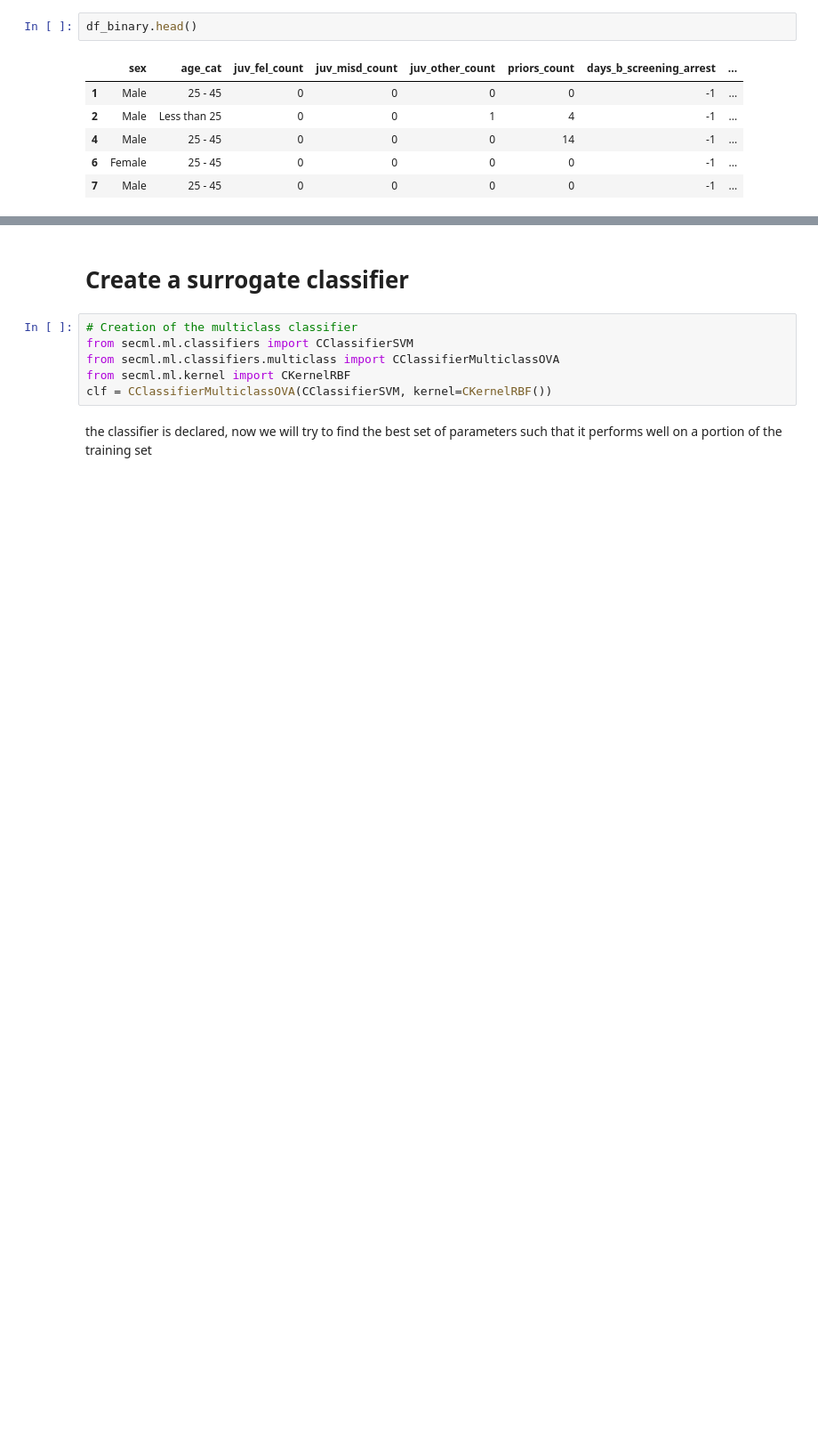
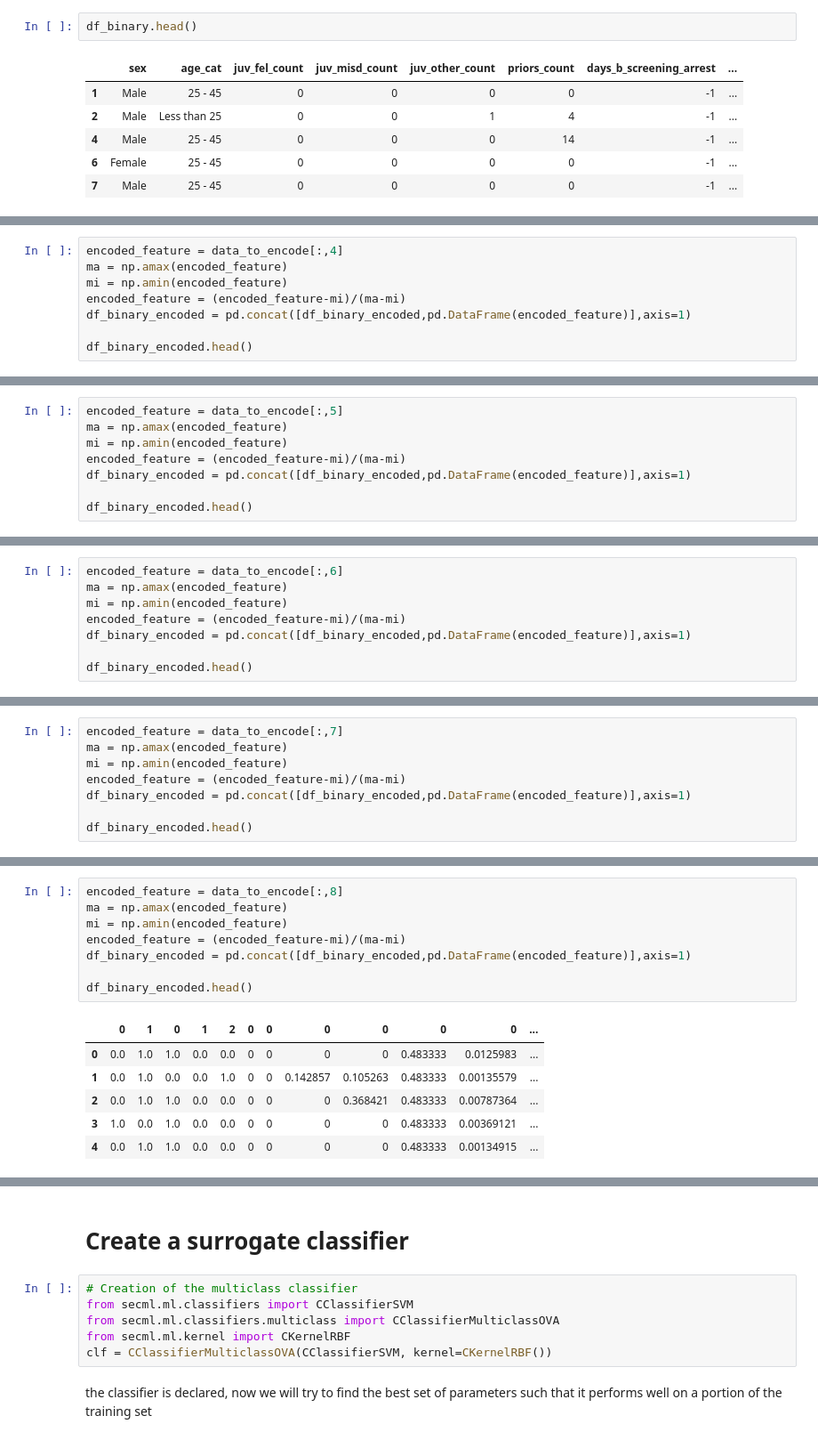
Before and after one commit to iPieter/ethical-adversaries, a Jupyter notebook: scripts/test_secML_attack_and_evaluate_impact_on_Keras_model.ipynb, the cells around one changed output, grey strips where cells are left out. Shown at 89% size. Cells and saved outputs as stored; diff of their text form; blank space fills up the shorter version.

```diff
--- a/scripts/test_secML_attack_and_evaluate_impact_on_Keras_model.ipynb
+++ b/scripts/test_secML_attack_and_evaluate_impact_on_Keras_model.ipynb
@@ -63,0 +134,8 @@ ts_set_secML = CDataset(X_test,Y_test)
+# %%
+encoded_feature = data_to_encode[:,4]
+ma = np.amax(encoded_feature)
+mi = np.amin(encoded_feature)
+encoded_feature = (encoded_feature-mi)/(ma-mi)
+df_binary_encoded = pd.concat([df_binary_encoded,pd.DataFrame(encoded_feature)],axis=1)
+
+df_binary_encoded.head()
@@ -63,0 +149,8 @@ ts_set_secML = CDataset(X_test,Y_test)
+# %%
+encoded_feature = data_to_encode[:,5]
+ma = np.amax(encoded_feature)
+mi = np.amin(encoded_feature)
+encoded_feature = (encoded_feature-mi)/(ma-mi)
+df_binary_encoded = pd.concat([df_binary_encoded,pd.DataFrame(encoded_feature)],axis=1)
+
+df_binary_encoded.head()
@@ -63,0 +164,8 @@ ts_set_secML = CDataset(X_test,Y_test)
+# %%
+encoded_feature = data_to_encode[:,6]
+ma = np.amax(encoded_feature)
+mi = np.amin(encoded_feature)
+encoded_feature = (encoded_feature-mi)/(ma-mi)
+df_binary_encoded = pd.concat([df_binary_encoded,pd.DataFrame(encoded_feature)],axis=1)
+
+df_binary_encoded.head()
@@ -63,0 +179,8 @@ ts_set_secML = CDataset(X_test,Y_test)
+# %%
+encoded_feature = data_to_encode[:,7]
+ma = np.amax(encoded_feature)
+mi = np.amin(encoded_feature)
+encoded_feature = (encoded_feature-mi)/(ma-mi)
+df_binary_encoded = pd.concat([df_binary_encoded,pd.DataFrame(encoded_feature)],axis=1)
+
+df_binary_encoded.head()
@@ -63,0 +194,15 @@ ts_set_secML = CDataset(X_test,Y_test)
+# %%
+encoded_feature = data_to_encode[:,8]
+ma = np.amax(encoded_feature)
+mi = np.amin(encoded_feature)
+encoded_feature = (encoded_feature-mi)/(ma-mi)
+df_binary_encoded = pd.concat([df_binary_encoded,pd.DataFrame(encoded_feature)],axis=1)
+
+df_binary_encoded.head()
+# %% [output]
+|  | 0 | 1 | 0 | 1 | 2 | 0 | 0 | 0 | 0 | 0 | 0 | ... |
+| 0 | 0.0 | 1.0 | 1.0 | 0.0 | 0.0 | 0 | 0 | 0 | 0 | 0.483333 | 0.0125983 | ... |
+| 1 | 0.0 | 1.0 | 0.0 | 0.0 | 1.0 | 0 | 0 | 0.142857 | 0.105263 | 0.483333 | 0.00135579 | ... |
+| 2 | 0.0 | 1.0 | 1.0 | 0.0 | 0.0 | 0 | 0 | 0 | 0.368421 | 0.483333 | 0.00787364 | ... |
+| 3 | 1.0 | 0.0 | 1.0 | 0.0 | 0.0 | 0 | 0 | 0 | 0 | 0.483333 | 0.00369121 | ... |
+| 4 | 0.0 | 1.0 | 1.0 | 0.0 | 0.0 | 0 | 0 | 0 | 0 | 0.483333 | 0.00134915 | ... |
```
Also changed, not shown: parts of 25 cells of this notebook, 1 other file.
